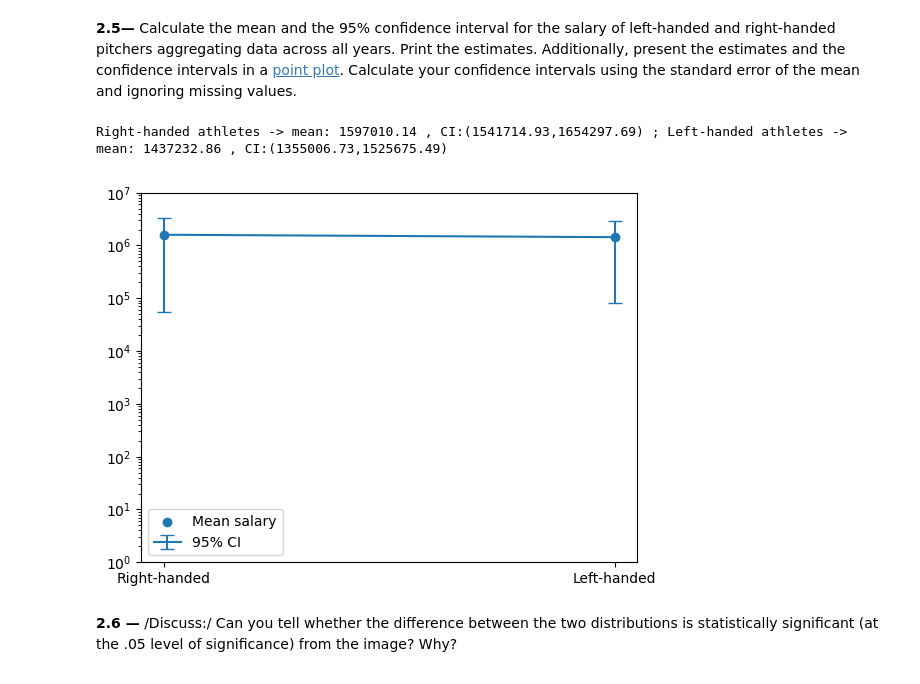
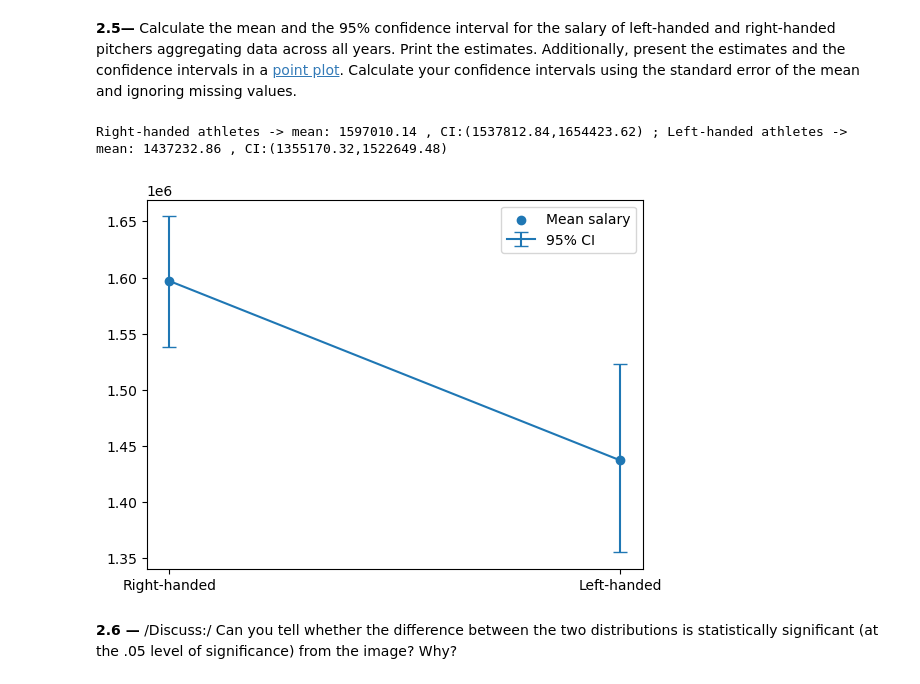
Before and after one commit to adacalypse/movie-datastory, a Jupyter notebook: Homework_1/h1_olivia.ipynb, the cells around one changed output. Cells and saved outputs as stored; diff of their text form; code cells hidden in the pictures.

```diff
--- a/Homework_1/h1_olivia.ipynb
+++ b/Homework_1/h1_olivia.ipynb
@@ -383,31 +383,31 @@ shows the probability that a player has a salary larger than x. According to the
 # %%
 from scipy.stats import bootstrap
 
-mean_right = df_right['salary'].mean()
-mean_left = df_left['salary'].mean()
+mean_right = df_right['salary'].dropna().mean()
+mean_left = df_left['salary'].dropna().mean()
 
-CI_right = bootstrap((df_right['salary'].dropna(),), np.mean, confidence_level=0.95, n_resamples=1000,
-                  random_state=np.random.default_rng()).confidence_interval
-CI_left = bootstrap((df_left['salary'].dropna(),), np.mean, confidence_level=0.95, n_resamples=1000,
-                  random_state=np.random.default_rng()).confidence_interval
+CI_right = bootstrap((df_right['salary'].dropna(),), np.mean, confidence_level=0.95, n_resamples=len(df_right['salary'].dropna()),
+                  random_state=np.random.default_rng(), alternative = 'two-sided', method = 'percentile').confidence_interval
+CI_left = bootstrap((df_left['salary'].dropna(),), np.mean, confidence_level=0.95, n_resamples=len(df_left['salary'].dropna()),
+                  random_state=np.random.default_rng(), alternative = 'two-sided', method = 'percentile').confidence_interval
 
 print('Right-handed athletes -> mean: {:.2f} , CI:({:.2f},{:.2f}) ; Left-handed athletes -> mean: {:.2f} , CI:({:.2f},{:.2f})'.format(mean_right, CI_right[0],
                                                                                                                                       CI_right[1], mean_left,
                                                                                                                                       CI_left[0], CI_left[1]))
 data = pd.DataFrame({'athletes' : ['Right-handed', 'Left-handed'],
               'mean' : [mean_right, mean_left],
               'CI_lower' : [CI_right[0], CI_left[0]],
               'CI_upper' : [CI_right[1], CI_left[1]]})
+
 plt.scatter(data=data, x = 'athletes', y = 'mean', label = 'Mean salary')
-plt.errorbar(data=data, x = 'athletes', y = 'mean', yerr = [[CI_right[0], CI_left[0]], [CI_right[1], CI_left[1]]], capsize= 5, label = '95% CI')
-
-plt.yscale('log')
-plt.ylim([1, 10**7])
+plt.errorbar(data=data, x = 'athletes', y = 'mean',
+              yerr = [[mean_right - CI_right[0], mean_left - CI_left[0]], [CI_right[1] -mean_right , CI_left[1]- mean_left]],
+              capsize= 5, label = '95% CI')
 plt.legend()
 plt.show()
 # %% [output]
-Right-handed athletes -> mean: 1597010.14 , CI:(1541714.93,1654297.69) ; Left-handed athletes -> mean: 1437232.86 , CI:(1355006.73,1525675.49)
+Right-handed athletes -> mean: 1597010.14 , CI:(1537812.84,1654423.62) ; Left-handed athletes -> mean: 1437232.86 , CI:(1355170.32,1522649.48)
-[figure, old version]
+[figure, new version]
 # %% [markdown]
 **2.6 —** /Discuss:/ Can you tell whether the difference between the two distributions is statistically significant (at the .05 level of significance) from the image? Why?
 # %% [markdown]
```
Also changed, not shown: parts of 2 cells of this notebook.
